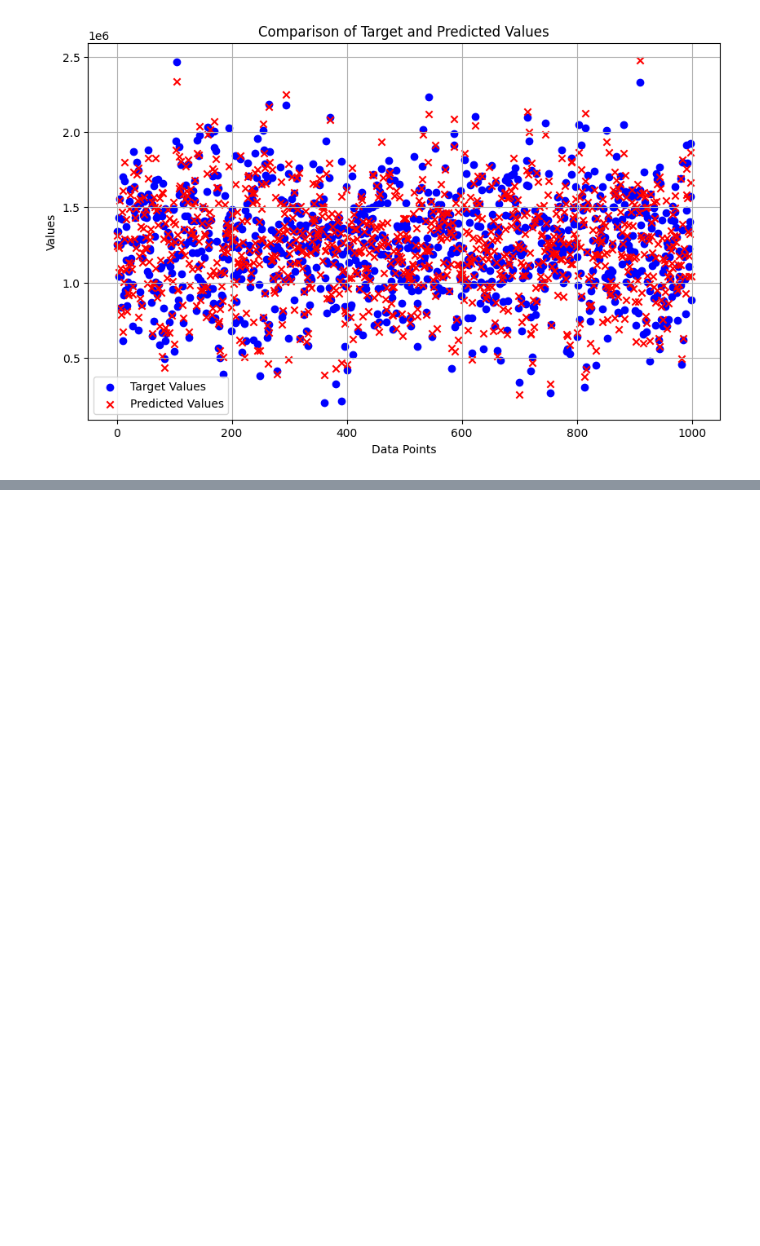
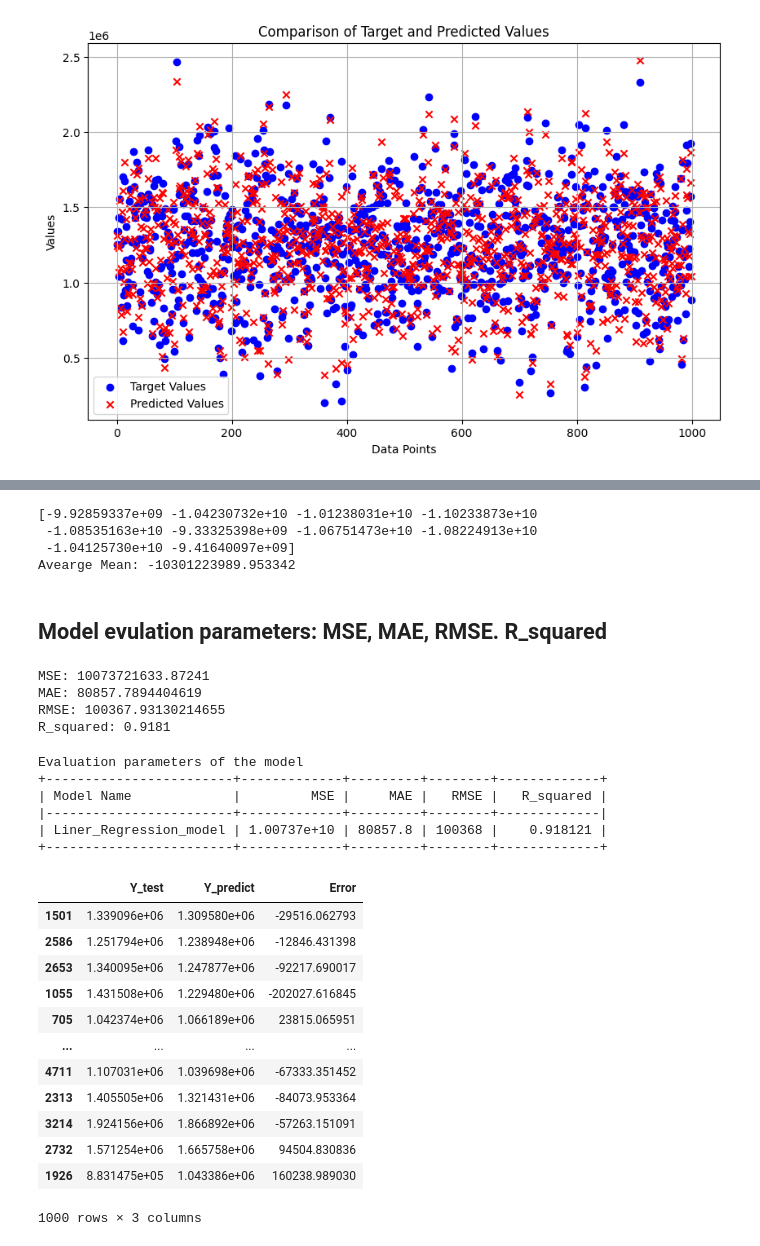
Before and after one commit to Nusrat-96/Laptop_Price_Prediction, a Jupyter notebook: notebook/housing.ipynb, the cells around one changed output, grey strips where cells are left out. Saved outputs shown, nothing was run; the diff lists cells and outputs as text; code cells hidden in the pictures; blank space fills up the shorter version.

```diff
--- a/notebook/housing.ipynb
+++ b/notebook/housing.ipynb
@@ -442,0 +370,65 @@ print(y_pred)
+# %%
+print(mse)
+print (f"Avearge Mean: {np.mean(mse)}")
+# %% [output]
+[-9.92859337e+09 -1.04230732e+10 -1.01238031e+10 -1.10233873e+10
+ -1.08535163e+10 -9.33325398e+09 -1.06751473e+10 -1.08224913e+10
+ -1.04125730e+10 -9.41640097e+09]
+Avearge Mean: -10301223989.953342
+# %% [markdown]
+## Model evulation parameters: MSE, MAE, RMSE. R_squared
+# %%
+from sklearn.metrics import mean_squared_error, mean_absolute_error, r2_score
+MSE = mean_squared_error( y_test, y_pred)
+MAE = mean_absolute_error( y_test, y_pred)
+RMSE = np.sqrt(MSE)
+r_squared = model.score(X_test_scaled, y_test)
+
+print (f"MSE: {MSE} \nMAE: {MAE} \nRMSE: {RMSE} \nR_squared: {r_squared:.4f}")
+# %% [output]
+MSE: 10073721633.87241
+MAE: 80857.7894404619
+RMSE: 100367.93130214655
+R_squared: 0.9181
+# %%
+from tabulate import tabulate
+evaluation_parameter= pd.DataFrame({
+    "Model Name": ["Liner_Regression_model"],
+    "MSE": [MSE],
+    "MAE": [MAE],
+    "RMSE" :[RMSE],
+    "R_squared": [r_squared]
+})
+
+
+print("Evaluation parameters of the model")
+print(tabulate(evaluation_parameter, headers='keys', tablefmt='psql', showindex=False))
+# %% [output]
+Evaluation parameters of the model
++------------------------+-------------+---------+--------+-------------+
+| Model Name             |         MSE |     MAE |   RMSE |   R_squared |
+|------------------------+-------------+---------+--------+-------------|
+| Liner_Regression_model | 1.00737e+10 | 80857.8 | 100368 |    0.918121 |
++------------------------+-------------+---------+--------+-------------+
+# %%
+compare =  pd.DataFrame({
+    "Y_test": y_test,
+    "Y_predict": y_pred,
+    "Error": y_pred - y_test
+
+})
+compare
+# %% [output]
+|  | Y_test | Y_predict | Error |
+| 1501 | 1.339096e+06 | 1.309580e+06 | -29516.062793 |
+| 2586 | 1.251794e+06 | 1.238948e+06 | -12846.431398 |
+| 2653 | 1.340095e+06 | 1.247877e+06 | -92217.690017 |
+| 1055 | 1.431508e+06 | 1.229480e+06 | -202027.616845 |
+| 705 | 1.042374e+06 | 1.066189e+06 | 23815.065951 |
+| ... | ... | ... | ... |
+| 4711 | 1.107031e+06 | 1.039698e+06 | -67333.351452 |
+| 2313 | 1.405505e+06 | 1.321431e+06 | -84073.953364 |
+| 3214 | 1.924156e+06 | 1.866892e+06 | -57263.151091 |
+| 2732 | 1.571254e+06 | 1.665758e+06 | 94504.830836 |
+| 1926 | 8.831475e+05 | 1.043386e+06 | 160238.989030 |
+1000 rows × 3 columns
```
Also changed, not shown: parts of 12 cells of this notebook.
